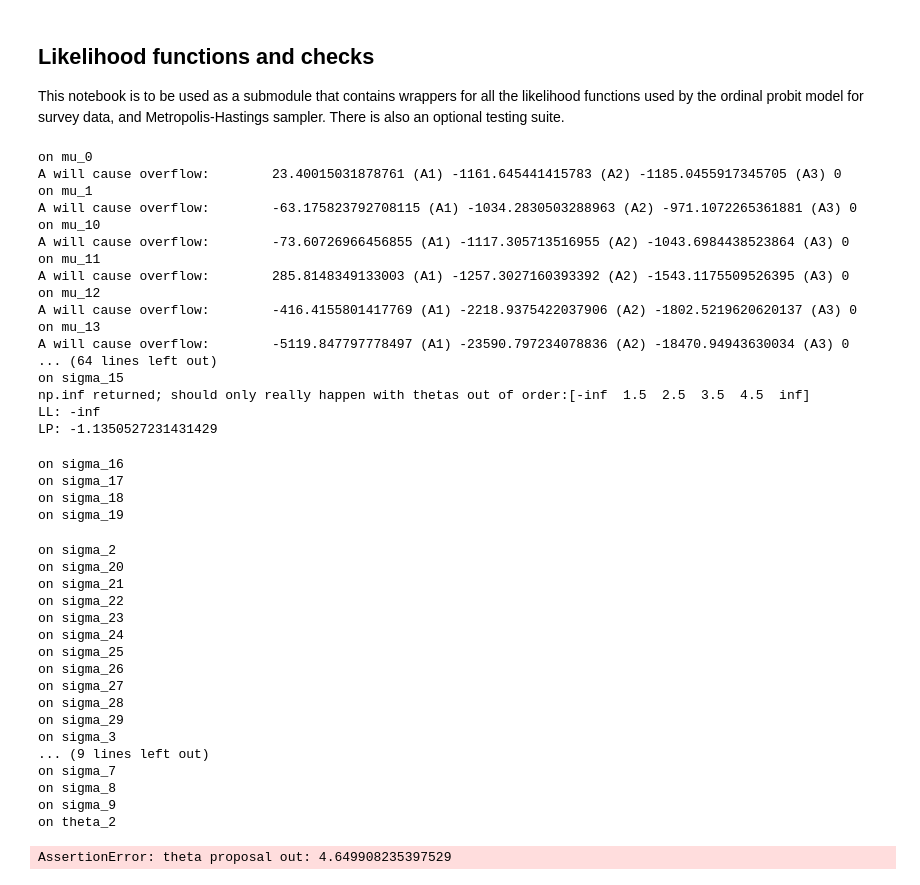
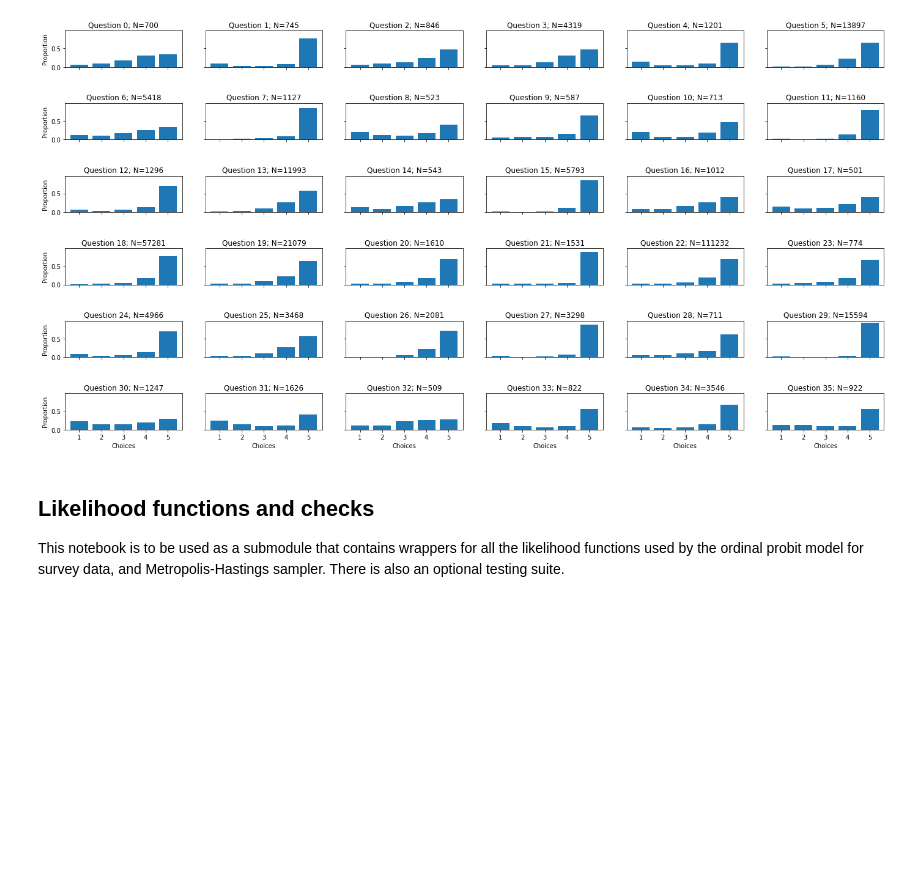
Before and after one commit to battleday/ordinal_probit_SMC, a Jupyter notebook: ordinal_probit_class.ipynb, the cells around one changed output. Cells and saved outputs as stored; diff of their text form; code cells hidden in the pictures; blank space fills up the shorter version.

```diff
--- a/ordinal_probit_class.ipynb
+++ b/ordinal_probit_class.ipynb
@@ -43,3 +43,10 @@ OK
+# %%
+data_dir = 'data'
+load_path = '{}/MoviesData.npy'.format(data_dir)
+cleanData = load_cleaned_data(load_path)
+plot_data(cleanData)
+# %% [output]
+[figure, added]
 # %% [markdown]
 ## Likelihood functions and checks
 This notebook is to be used as a submodule that contains wrappers for all the likelihood functions used by the ordinal probit model for survey data, and Metropolis-Hastings sampler. There is also an optional testing suite.
@@ -251,42 +290,0 @@ testClass = OrdinalProbitSurveyData(cleanData, 5, 1000, 100, 100, 100)
-# %%
-testClass.update_all_params(testClass.paramList, testClass.paramDict)
-# %% [output]
-on mu_0
-A will cause overflow:        23.40015031878761 (A1) -1161.645441415783 (A2) -1185.0455917345705 (A3) 0
-on mu_1
-A will cause overflow:        -63.175823792708115 (A1) -1034.2830503288963 (A2) -971.1072265361881 (A3) 0
-on mu_10
-A will cause overflow:        -73.60726966456855 (A1) -1117.305713516955 (A2) -1043.6984438523864 (A3) 0
-on mu_11
-A will cause overflow:        285.8148349133003 (A1) -1257.3027160393392 (A2) -1543.1175509526395 (A3) 0
-on mu_12
-A will cause overflow:        -416.4155801417769 (A1) -2218.9375422037906 (A2) -1802.5219620620137 (A3) 0
-on mu_13
-A will cause overflow:        -5119.847797778497 (A1) -23590.797234078836 (A2) -18470.94943630034 (A3) 0
-... (64 lines left out)
-on sigma_15
-np.inf returned; should only really happen with thetas out of order:[-inf  1.5  2.5  3.5  4.5  inf]
-LL: -inf
-LP: -1.1350527231431429
-on sigma_16
-on sigma_17
-on sigma_18
-on sigma_19
-on sigma_2
-on sigma_20
-on sigma_21
-on sigma_22
-on sigma_23
-on sigma_24
-on sigma_25
-on sigma_26
-on sigma_27
-on sigma_28
-on sigma_29
-on sigma_3
-... (9 lines left out)
-on sigma_7
-on sigma_8
-on sigma_9
-on theta_2
-AssertionError: theta proposal out: 4.649908235397529
```
Also changed, not shown: parts of 8 cells of this notebook, 4 other files.
